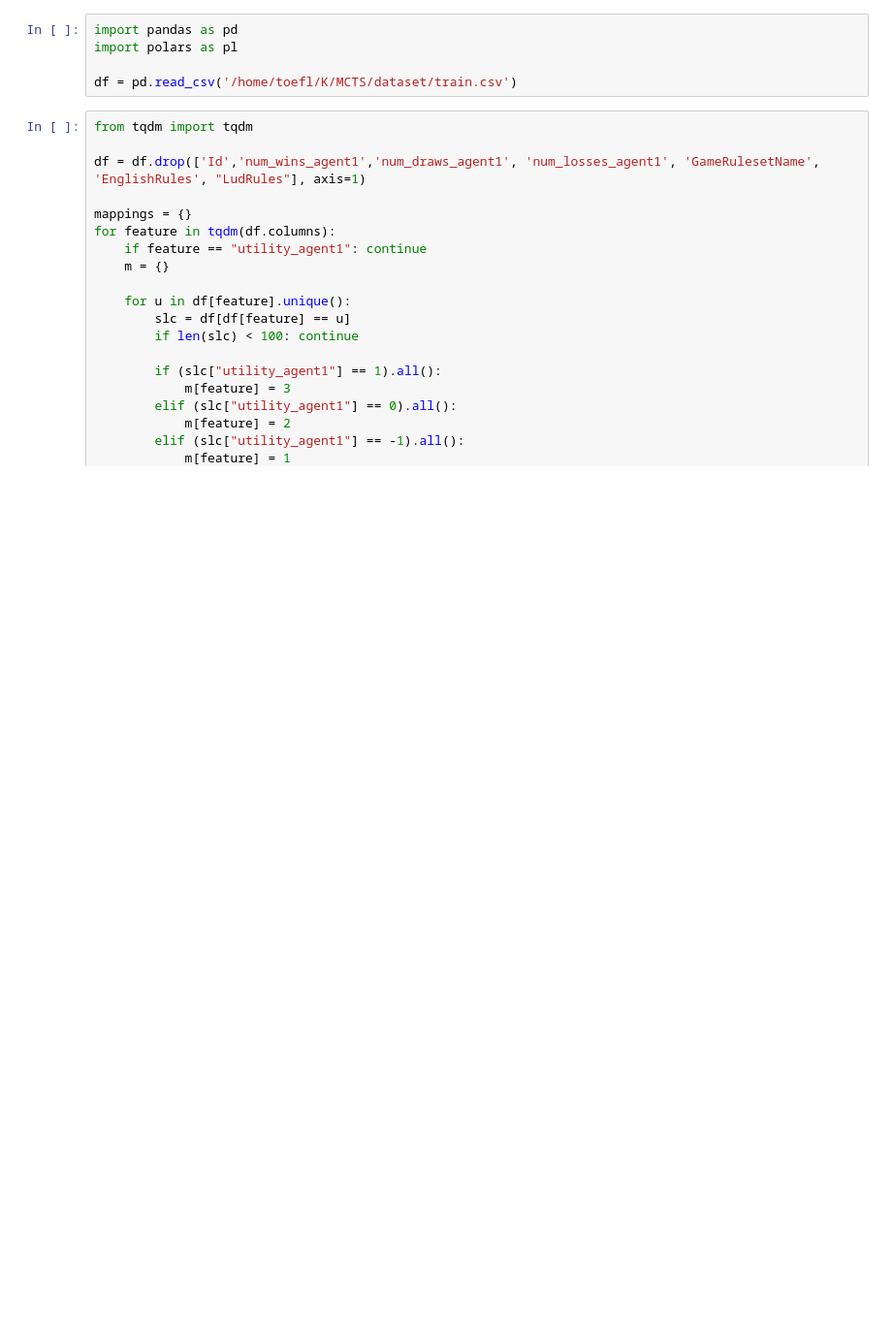
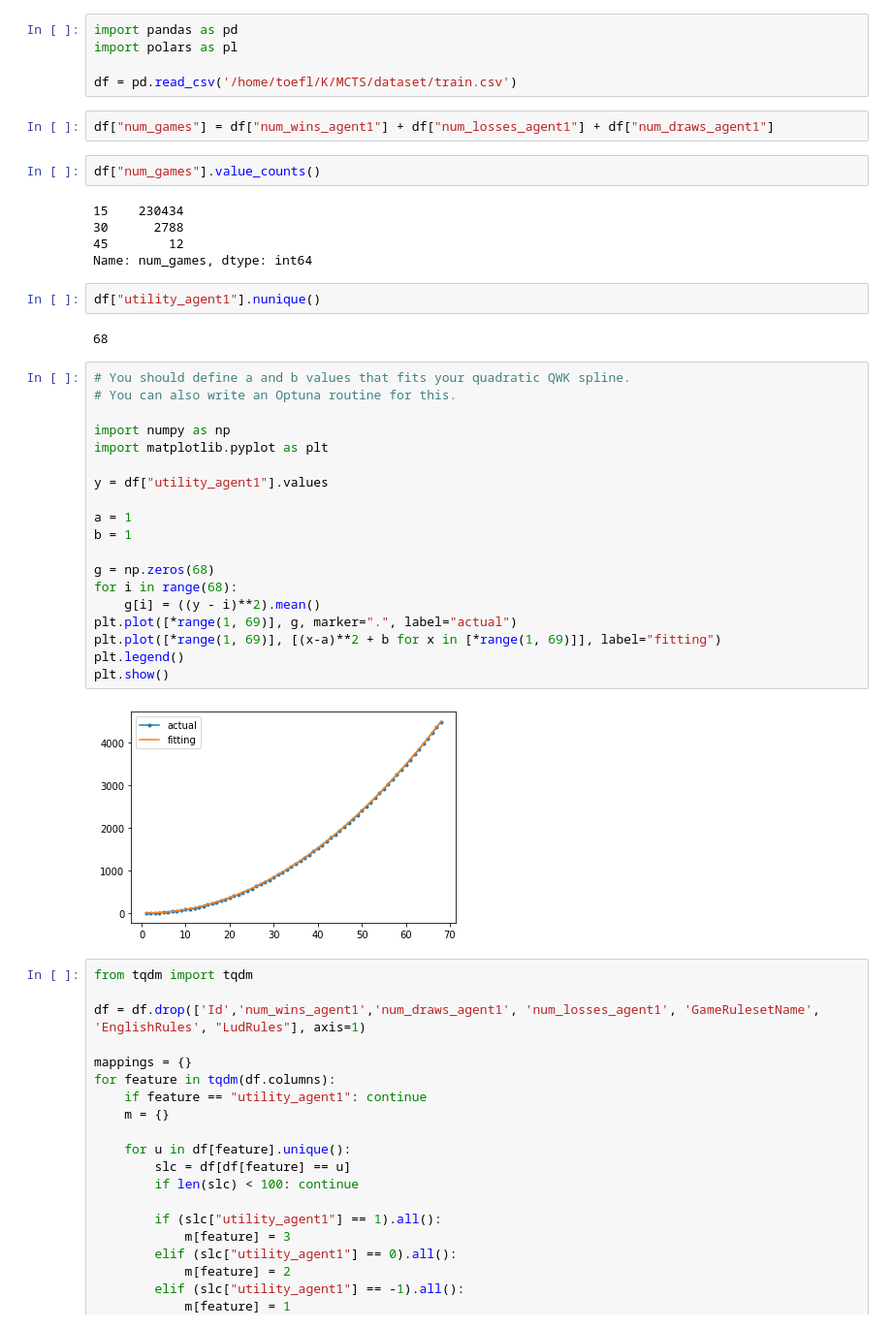
Before and after one commit to vadimtimakin/Kaggle-MCTS-6th-place-solution, a Jupyter notebook: draft.ipynb, the cells around one changed output. Shown at 97% size. Saved outputs shown, nothing was run; the diff lists cells and outputs as text; blank space fills up the shorter version.

```diff
--- a/draft.ipynb
+++ b/draft.ipynb
@@ -3,6 +3,40 @@ import pandas as pd
 import polars as pl
 
 df = pd.read_csv('/home/toefl/K/MCTS/dataset/train.csv')
+# %%
+df["num_games"] = df["num_wins_agent1"] + df["num_losses_agent1"] + df["num_draws_agent1"]
+# %%
+df["num_games"].value_counts()
+# %% [output]
+15    230434
+30      2788
+45        12
+Name: num_games, dtype: int64
+# %%
+df["utility_agent1"].nunique()
+# %% [output]
+68
+# %%
+# You should define a and b values that fits your quadratic QWK spline.
+# You can also write an Optuna routine for this.
+
+import numpy as np
+import matplotlib.pyplot as plt
+
+y = df["utility_agent1"].values
+
+a = 1
+b = 1
+
+g = np.zeros(68)
+for i in range(68):
+    g[i] = ((y - i)**2).mean()
+plt.plot([*range(1, 69)], g, marker=".", label="actual")
+plt.plot([*range(1, 69)], [(x-a)**2 + b for x in [*range(1, 69)]], label="fitting")
+plt.legend()
+plt.show()
+# %% [output]
+[figure, added]
 # %%
 from tqdm import tqdm
 
```
Also changed, not shown: parts of 1 cell of this notebook, 1 other file.
